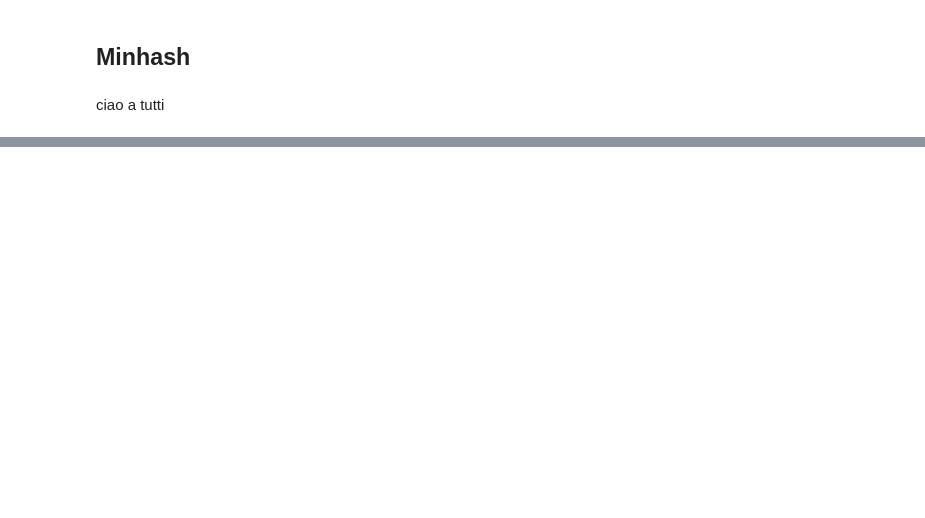
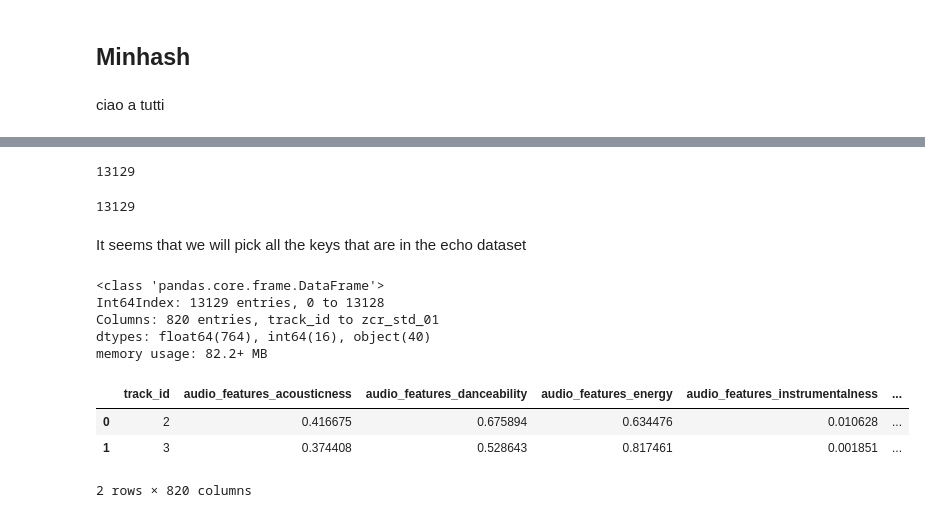
Before and after one commit to AlessandroPecchini/ADM-HW4, a Jupyter notebook: AudioSignals.ipynb, the cells around one changed output, grey strips where cells are left out. Saved outputs shown, nothing was run; the diff lists cells and outputs as text; code cells hidden in the pictures; blank space fills up the shorter version.

```diff
--- a/AudioSignals.ipynb
+++ b/AudioSignals.ipynb
@@ -131,0 +117,8 @@ ciao a tutti
+# %%
+import pandas as pd
+echo = pd.read_csv('data/csv/echonest.csv')
+print("Read echo")
+tracks = pd.read_csv('data/csv/tracks.csv')
+print("Read tracks")
+features = pd.read_csv('data/csv/features.csv')
+print("Read features")
@@ -131,0 +269,27 @@ ciao a tutti
+# %%
+len(set(features.track_id).intersection(set(tracks.track_id)).intersection(set(echo.track_id)))
+# %% [output]
+13129
+# %%
+len(echo.track_id)
+# %% [output]
+13129
+# %% [markdown]
+It seems that we will pick all the keys that are in the echo dataset
+# %%
+total_dataset = pd.merge(pd.merge(echo, tracks, how='left', on='track_id'), features, how='left', on='track_id')
+# %%
+total_dataset.info() # we expect 820 columns that are 250 echo +  53 tracks + 519 features - 2 track_id
+# %% [output]
+<class 'pandas.core.frame.DataFrame'>
+Int64Index: 13129 entries, 0 to 13128
+Columns: 820 entries, track_id to zcr_std_01
+dtypes: float64(764), int64(16), object(40)
+memory usage: 82.2+ MB
+# %%
+total_dataset.head(2)
+# %% [output]
+|  | track_id | audio_features_acousticness | audio_features_danceability | audio_features_energy | audio_features_instrumentalness | ... |
+| 0 | 2 | 0.416675 | 0.675894 | 0.634476 | 0.010628 | ... |
+| 1 | 3 | 0.374408 | 0.528643 | 0.817461 | 0.001851 | ... |
+2 rows × 820 columns
```
Also changed, not shown: parts of 23 cells of this notebook, 1 other file.
